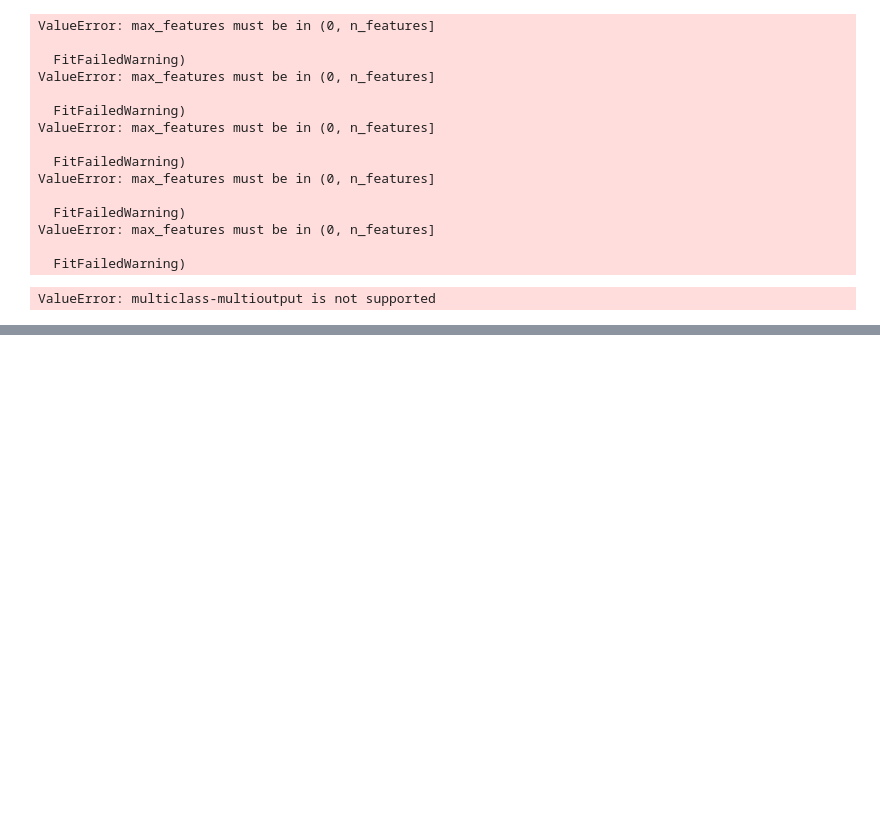
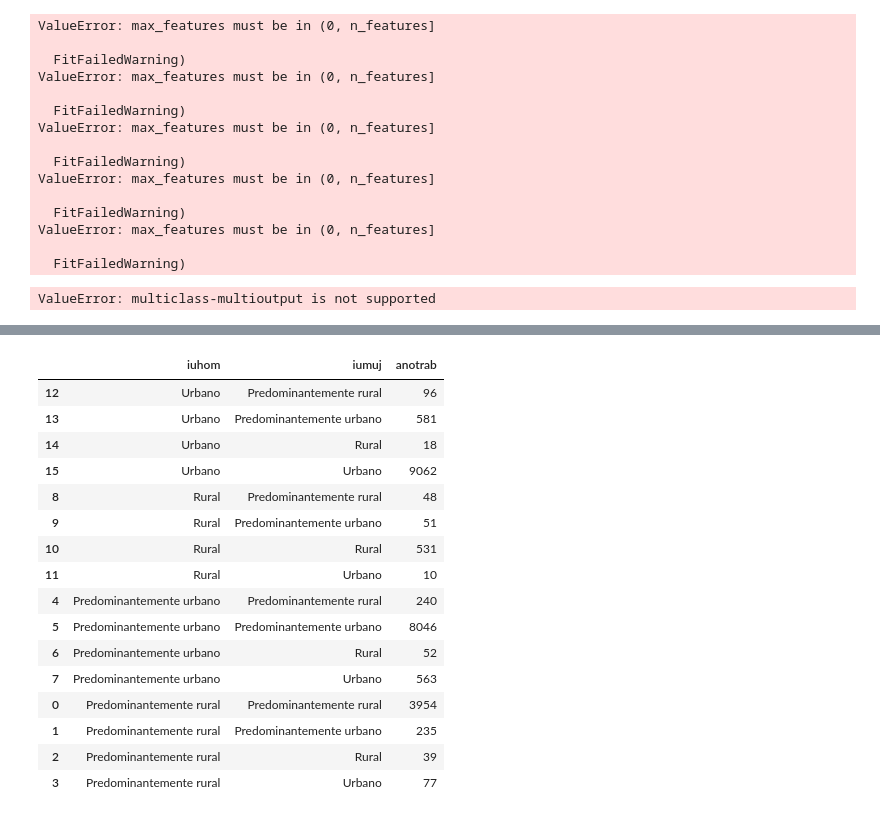
Before and after one commit to jiesquivele/MatchMakerPredictiveModel, a Jupyter notebook: MatchMakerPredictiveModel.ipynb, the cells around one changed output, grey strips where cells are left out. Drawn from its saved outputs; the diff is of its cells as text; code cells hidden in the pictures; blank space fills up the shorter version.

```diff
--- a/MatchMakerPredictiveModel.ipynb
+++ b/MatchMakerPredictiveModel.ipynb
@@ -1656,0 +1905,2 @@ ValueError: multiclass-multioutput is not supported
+# %%
+df["nachom"][df["nachom"]== 531]="999 - Ignorado"
@@ -1656,0 +1962,20 @@ ValueError: multiclass-multioutput is not supported
+# %%
+df[["iuhom", "iumuj", "anotrab"]].groupby(["iuhom", "iumuj"]).count().reset_index(level=["iuhom", "iumuj"]).sort_values("iuhom", ascending=False)
+# %% [output]
+|  | iuhom | iumuj | anotrab |
+| 12 | Urbano | Predominantemente rural | 96 |
+| 13 | Urbano | Predominantemente urbano | 581 |
+| 14 | Urbano | Rural | 18 |
+| 15 | Urbano | Urbano | 9062 |
+| 8 | Rural | Predominantemente rural | 48 |
+| 9 | Rural | Predominantemente urbano | 51 |
+| 10 | Rural | Rural | 531 |
+| 11 | Rural | Urbano | 10 |
+| 4 | Predominantemente urbano | Predominantemente rural | 240 |
+| 5 | Predominantemente urbano | Predominantemente urbano | 8046 |
+| 6 | Predominantemente urbano | Rural | 52 |
+| 7 | Predominantemente urbano | Urbano | 563 |
+| 0 | Predominantemente rural | Predominantemente rural | 3954 |
+| 1 | Predominantemente rural | Predominantemente urbano | 235 |
+| 2 | Predominantemente rural | Rural | 39 |
+| 3 | Predominantemente rural | Urbano | 77 |
```
Also changed, not shown: parts of 48 cells of this notebook.
